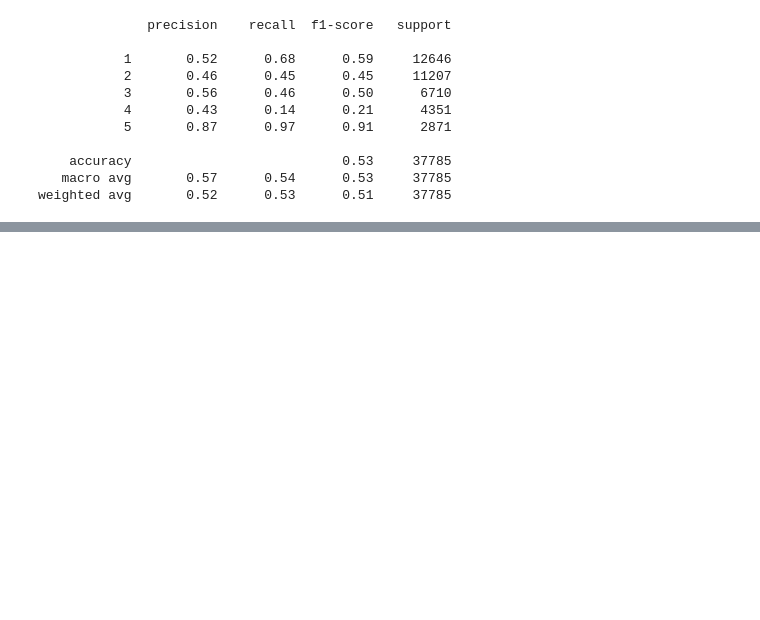
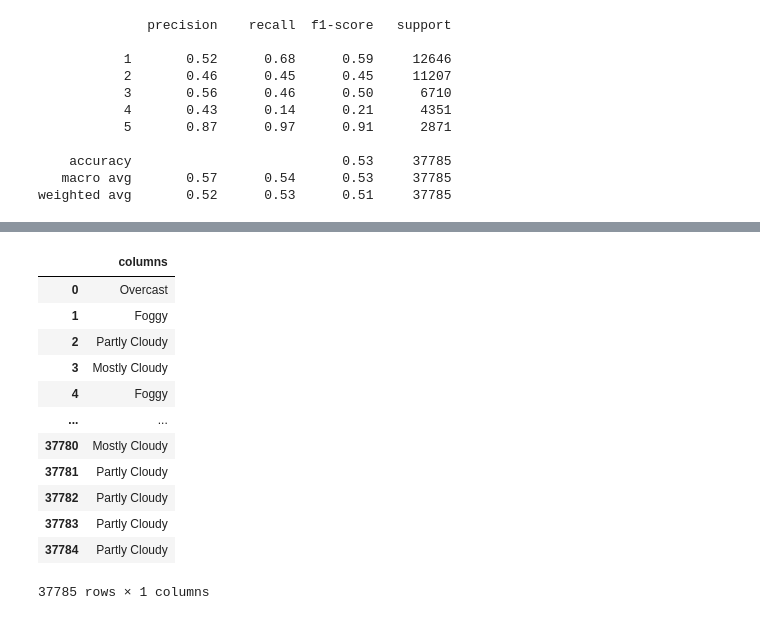
Before and after one commit to yashgupta1999/Big-Data-Project, a Jupyter notebook: knn.ipynb, the cells around one changed output, grey strips where cells are left out. Cells and saved outputs as stored; diff of their text form; code cells hidden in the pictures; blank space fills up the shorter version.

```diff
--- a/knn.ipynb
+++ b/knn.ipynb
@@ -232,6 +240,7 @@ knn=KNeighborsClassifier(n_neighbors=34, leaf_size=1, p=1);
 knn.fit(trainx_norm,trainy.values.ravel());
 
 prediction=knn.predict(testx_norm);
+lableprint=pd.DataFrame(data=prediction,columns=["columns"])
 
 filenameknn='knn_final_model.sav'
 pickle.dump(knn, open(filenameknn, 'wb'))
@@ -246,0 +278,16 @@ loadKNN(testx_norm)
+# %%
+lableprint
+# %% [output]
+|  | columns |
+| 0 | Overcast |
+| 1 | Foggy |
+| 2 | Partly Cloudy |
+| 3 | Mostly Cloudy |
+| 4 | Foggy |
+| ... | ... |
+| 37780 | Mostly Cloudy |
+| 37781 | Partly Cloudy |
+| 37782 | Partly Cloudy |
+| 37783 | Partly Cloudy |
+| 37784 | Partly Cloudy |
+37785 rows × 1 columns
```
Also changed, not shown: parts of 7 cells of this notebook, 2 other files.
